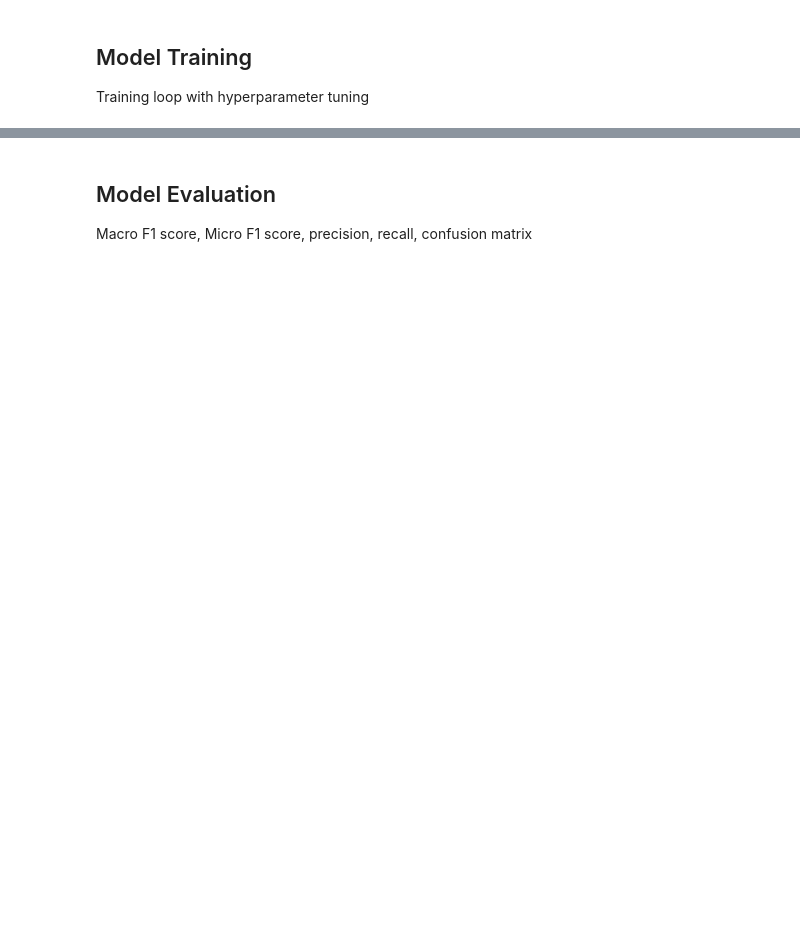
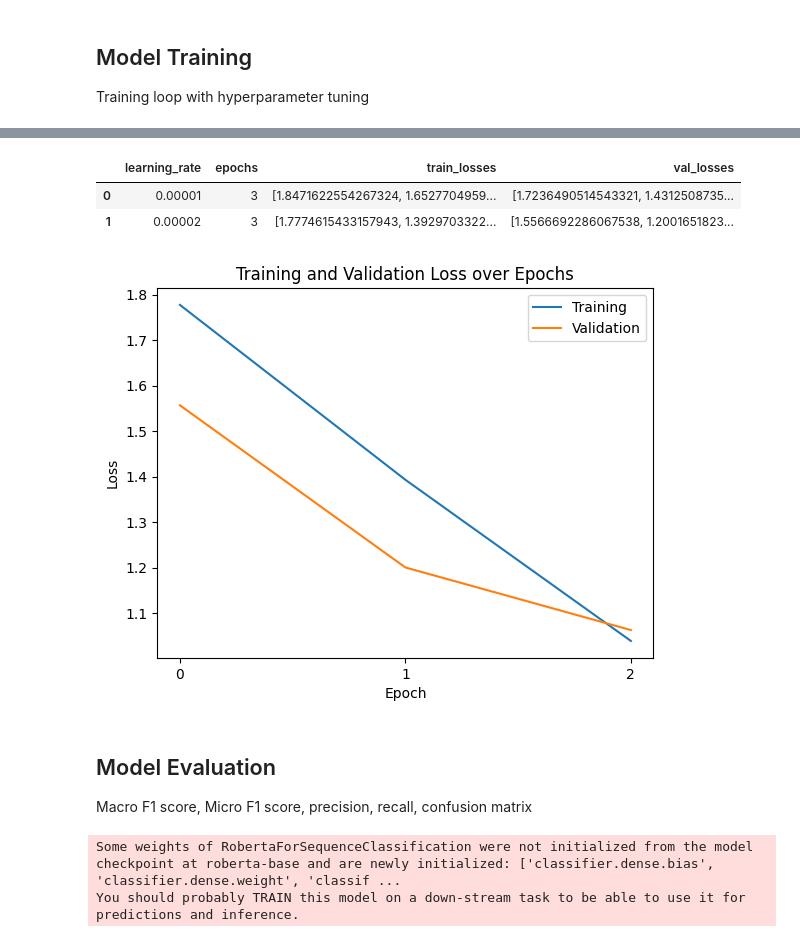
Before and after one commit to Jazhyc/nlp-2024, a Jupyter notebook: emotion_classification.ipynb, the cells around one changed output, grey strips where cells are left out. Cells and saved outputs as stored; diff of their text form; code cells hidden in the pictures; blank space fills up the shorter version.

Commit message:
Added training loop with room for hyper-parameters

```diff
--- a/emotion_classification.ipynb
+++ b/emotion_classification.ipynb
@@ -138,6 +153,7 @@ class EmotionDataset(Dataset):
     def __getitem__(self, idx):
         essay = self.data.iloc[idx]['essay']
         label = self.data.iloc[idx]['emotion']
+        weight = self.data.iloc[idx]['class_weight']
 
         encoding = self.tokenizer.encode_plus(
             essay,
@@ -155,7 +171,7 @@ class EmotionDataset(Dataset):
             'input_ids': encoding['input_ids'].flatten(),
             'attention_mask': encoding['attention_mask'].flatten(),
             'label': torch.tensor(label, dtype=torch.long),
-            'weight': torch.tensor(emotion_map_df['label'][label], dtype=torch.float)
+            'weight': torch.tensor(weight, dtype=torch.float)
         }
 # %%
 # Create Dataloader which is used to iterate over the dataset
@@ -164,9 +180,10 @@ def create_dataloader(data, tokenizer, max_length, batch_size):
     return DataLoader(dataset, batch_size=batch_size, shuffle=True)
 # %%
 # Constants
-BATCH_SIZE = 256
+BATCH_SIZE = 32
 
-# Get the maximum length of the essay
+# Get the maximum length of the essay in words
+# This is an approximation of the number of tokens that we will use for simplicity
 max_length = train['Number of Words'].max()
 
 # Obtain roberta tokenizer and create dataloader for dataset
@@ -184,0 +263,6 @@ Training loop with hyperparameter tuning
+# %%
+hyperparameters = {
+    "learning_rate": [1e-5, 2e-5, 3e-5, 4e-5
+    ],
+    "epochs": [3, 5, 10]
+}
@@ -185,4 +300,52 @@ Training loop with hyperparameter tuning
+# %%
+def plot_losses(train_losses, val_losses):
+
+    # Plot the training and validation losses
+    plt.plot(train_losses, label='Training')
+    plt.plot(val_losses, label='Validation')
+    plt.legend()
+
+    # Label the axes and title
+    plt.xlabel('Epoch')
+    plt.ylabel('Loss')
+    plt.title('Training and Validation Loss over Epochs')
+
+    # Make x axis discrete
+    plt.xticks(range(len(train_losses)))
+    plt.show()
+# %%
+model_configuration_df
+# %% [output]
+|  | learning_rate | epochs | train_losses | val_losses |
+| 0 | 0.00001 | 3 | [1.8471622554267324, 1.6527704959... | [1.7236490514543321, 1.4312508735... |
+| 1 | 0.00002 | 3 | [1.7774615433157943, 1.3929703322... | [1.5566692286067538, 1.2001651823... |
+# %%
+# Create a new column 'last_val_loss' that contains the last validation loss for each row
+model_configuration_df['last_val_loss'] = model_configuration_df['val_losses'].apply(lambda x: x[-1])
+
+# Sort the DataFrame by the 'last_val_loss' column
+sorted_df = model_configuration_df.sort_values(by='last_val_loss', ascending=True)
+best_configuration = sorted_df.iloc[0]
+
+# Plot the losses for the best configuration
+plot_losses(best_configuration['train_losses'], best_configuration['val_losses'])
+
+# Save sorted_df to a csv file
+sorted_df.to_csv('sorted_df.csv', index=False)
+# %% [output]
+[figure, added]
 # %% [markdown]
 ## Model Evaluation
 
 Macro F1 score, Micro F1 score, precision, recall, confusion matrix
+# %%
+# Train the model with the best hyperparameters
+best_model = AutoModelForSequenceClassification.from_pretrained('roberta-base', num_labels=len(emotions))
+optimizer = torch.optim.AdamW(model.parameters(), lr=best_configuration['learning_rate'])
+best_model.to(device)
+
+# Train the model again since we cannot store the model from the previous training due to the large size
+_, _ = train_configuration(best_model, device, train_loader, val_loader, epochs=best_configuration['epochs'])
+# %% [output]
+Some weights of RobertaForSequenceClassification were not initialized from the model checkpoint at roberta-base and are newly initialized: ['classifier.dense.bias', 'classifier.dense.weight', 'classif ...
+You should probably TRAIN this model on a down-stream task to be able to use it for predictions and inference.
```
Also changed, not shown: parts of 11 cells of this notebook, 4 other files.
